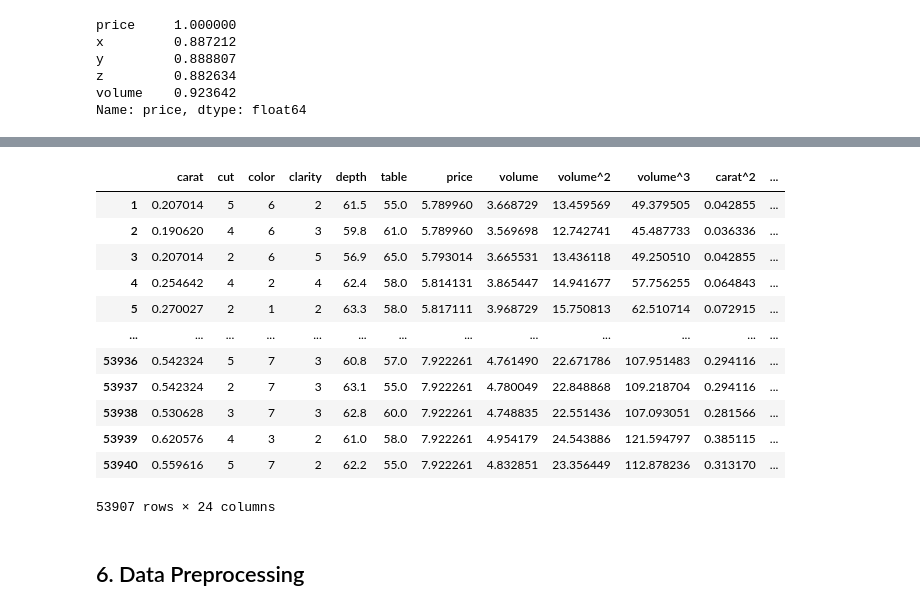
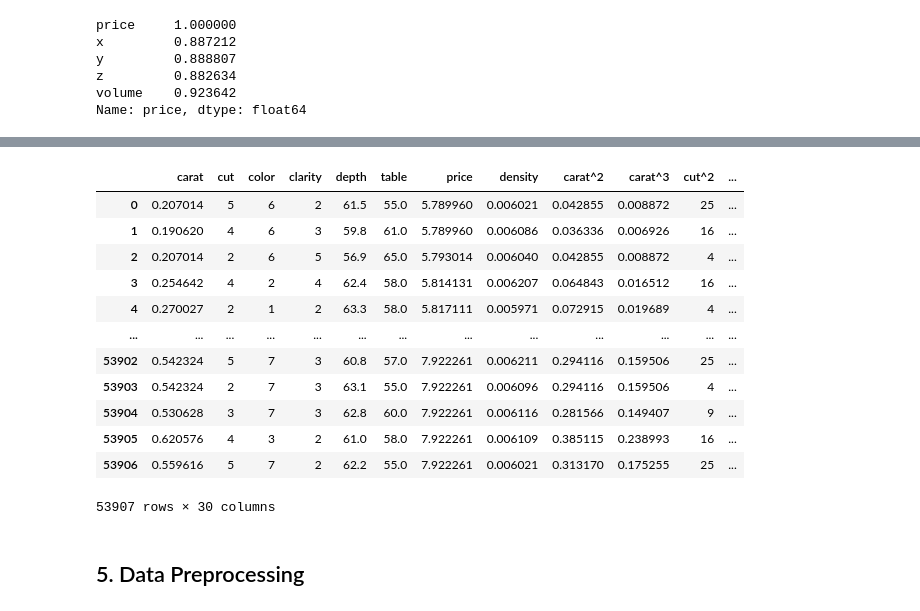
Before and after one commit to QuachGHuy/polynomial-ridge-regression-diamond-prices, a Jupyter notebook: notebook/experiment.ipynb, the cells around one changed output, grey strips where cells are left out. Drawn from its saved outputs; the diff is of its cells as text; code cells hidden in the pictures.

```diff
--- a/notebook/experiment.ipynb
+++ b/notebook/experiment.ipynb
@@ -283,0 +333,5 @@ Name: price, dtype: float64
+# %%
+df_poly["density"] = df_poly["carat"] / df_poly["volume"]
+cols_to_check = ["price", "volume", "density", "carat"]
+print(df_poly[cols_to_check].corr())
+df_poly = df_poly.drop(columns=["volume"])
@@ -283,0 +344,18 @@ Name: price, dtype: float64
+# %%
+feature = "density"
+
+plt.figure(figsize=(6, 4))
+mean_val = df_poly[f"{feature}"].mean()
+median_val = df_poly[f"{feature}"].median()
+
+sns.histplot(data=df_poly, x=feature, color="skyblue", stat="density", label="Histogram")
+sns.kdeplot(data=df_poly, x=feature, color="blue", linewidth="1.5", label="KDE (Density)")
+plt.axvline(mean_val, linestyle="--", color="green", label=f"Mean: {mean_val:.4f}")
+plt.axvline(median_val, linestyle="--", color="red", label=f"Median: {median_val:.4f}")
+
+plt.title(f"Distribution of {feature}", fontsize=14)
+plt.legend(loc="upper right")
+plt.xlabel(xlabel=f"{feature}")
+
+plt.tight_layout()
+plt.show()
@@ -284,6 +364,6 @@ Name: price, dtype: float64
 # %%
 # Log transform for right skewed data
-log_feature = ["carat", "volume", "price"]
+log_feature = ["price", "carat"]
 df_poly[log_feature] = pd.DataFrame(np.log1p(df_poly[log_feature]))
 # %%
 df_poly.head(5)
@@ -315,7 +395,7 @@ def add_interaction_features(data: pd.DataFrame,
         add_squared_features(data, [feature], degree)
         data[f"{primary_feature}_x_{feature}"] = data[primary_feature] * data[feature]
 
-        for i in range(2, degree):
+        for i in range(2, degree + 1):
             data[f"{primary_feature}^{i}_x_{feature}"] = data[primary_feature]**i * data[feature]
 
     return data
@@ -338,22 +402,22 @@ add_squared_features(df_poly, ["volume"], 3)
 # %%
-interaction_features = ["cut", "color", "clarity"]
+interaction_features = ["cut", "color", "clarity","density"]
 add_interaction_features(df_poly, "carat", interaction_features, 3)
 # %% [output]
-|  | carat | cut | color | clarity | depth | table | price | volume | volume^2 | volume^3 | carat^2 | ... |
-| 1 | 0.207014 | 5 | 6 | 2 | 61.5 | 55.0 | 5.789960 | 3.668729 | 13.459569 | 49.379505 | 0.042855 | ... |
-| 2 | 0.190620 | 4 | 6 | 3 | 59.8 | 61.0 | 5.789960 | 3.569698 | 12.742741 | 45.487733 | 0.036336 | ... |
-| 3 | 0.207014 | 2 | 6 | 5 | 56.9 | 65.0 | 5.793014 | 3.665531 | 13.436118 | 49.250510 | 0.042855 | ... |
-| 4 | 0.254642 | 4 | 2 | 4 | 62.4 | 58.0 | 5.814131 | 3.865447 | 14.941677 | 57.756255 | 0.064843 | ... |
-| 5 | 0.270027 | 2 | 1 | 2 | 63.3 | 58.0 | 5.817111 | 3.968729 | 15.750813 | 62.510714 | 0.072915 | ... |
+|  | carat | cut | color | clarity | depth | table | price | density | carat^2 | carat^3 | cut^2 | ... |
+| 0 | 0.207014 | 5 | 6 | 2 | 61.5 | 55.0 | 5.789960 | 0.006021 | 0.042855 | 0.008872 | 25 | ... |
+| 1 | 0.190620 | 4 | 6 | 3 | 59.8 | 61.0 | 5.789960 | 0.006086 | 0.036336 | 0.006926 | 16 | ... |
+| 2 | 0.207014 | 2 | 6 | 5 | 56.9 | 65.0 | 5.793014 | 0.006040 | 0.042855 | 0.008872 | 4 | ... |
+| 3 | 0.254642 | 4 | 2 | 4 | 62.4 | 58.0 | 5.814131 | 0.006207 | 0.064843 | 0.016512 | 16 | ... |
+| 4 | 0.270027 | 2 | 1 | 2 | 63.3 | 58.0 | 5.817111 | 0.005971 | 0.072915 | 0.019689 | 4 | ... |
 | ... | ... | ... | ... | ... | ... | ... | ... | ... | ... | ... | ... | ... |
-| 53936 | 0.542324 | 5 | 7 | 3 | 60.8 | 57.0 | 7.922261 | 4.761490 | 22.671786 | 107.951483 | 0.294116 | ... |
-| 53937 | 0.542324 | 2 | 7 | 3 | 63.1 | 55.0 | 7.922261 | 4.780049 | 22.848868 | 109.218704 | 0.294116 | ... |
-| 53938 | 0.530628 | 3 | 7 | 3 | 62.8 | 60.0 | 7.922261 | 4.748835 | 22.551436 | 107.093051 | 0.281566 | ... |
-| 53939 | 0.620576 | 4 | 3 | 2 | 61.0 | 58.0 | 7.922261 | 4.954179 | 24.543886 | 121.594797 | 0.385115 | ... |
-| 53940 | 0.559616 | 5 | 7 | 2 | 62.2 | 55.0 | 7.922261 | 4.832851 | 23.356449 | 112.878236 | 0.313170 | ... |
+| 53902 | 0.542324 | 5 | 7 | 3 | 60.8 | 57.0 | 7.922261 | 0.006211 | 0.294116 | 0.159506 | 25 | ... |
+| 53903 | 0.542324 | 2 | 7 | 3 | 63.1 | 55.0 | 7.922261 | 0.006096 | 0.294116 | 0.159506 | 4 | ... |
+| 53904 | 0.530628 | 3 | 7 | 3 | 62.8 | 60.0 | 7.922261 | 0.006116 | 0.281566 | 0.149407 | 9 | ... |
+| 53905 | 0.620576 | 4 | 3 | 2 | 61.0 | 58.0 | 7.922261 | 0.006109 | 0.385115 | 0.238993 | 16 | ... |
+| 53906 | 0.559616 | 5 | 7 | 2 | 62.2 | 55.0 | 7.922261 | 0.006021 | 0.313170 | 0.175255 | 25 | ... |
-53907 rows × 24 columns
+53907 rows × 30 columns
 # %% [markdown]
-## 6. Data Preprocessing
+## 5. Data Preprocessing
 # %%
 # Get X (features), y (label)
 y = df_poly["price"]
```
Also changed, not shown: parts of 48 cells of this notebook.
